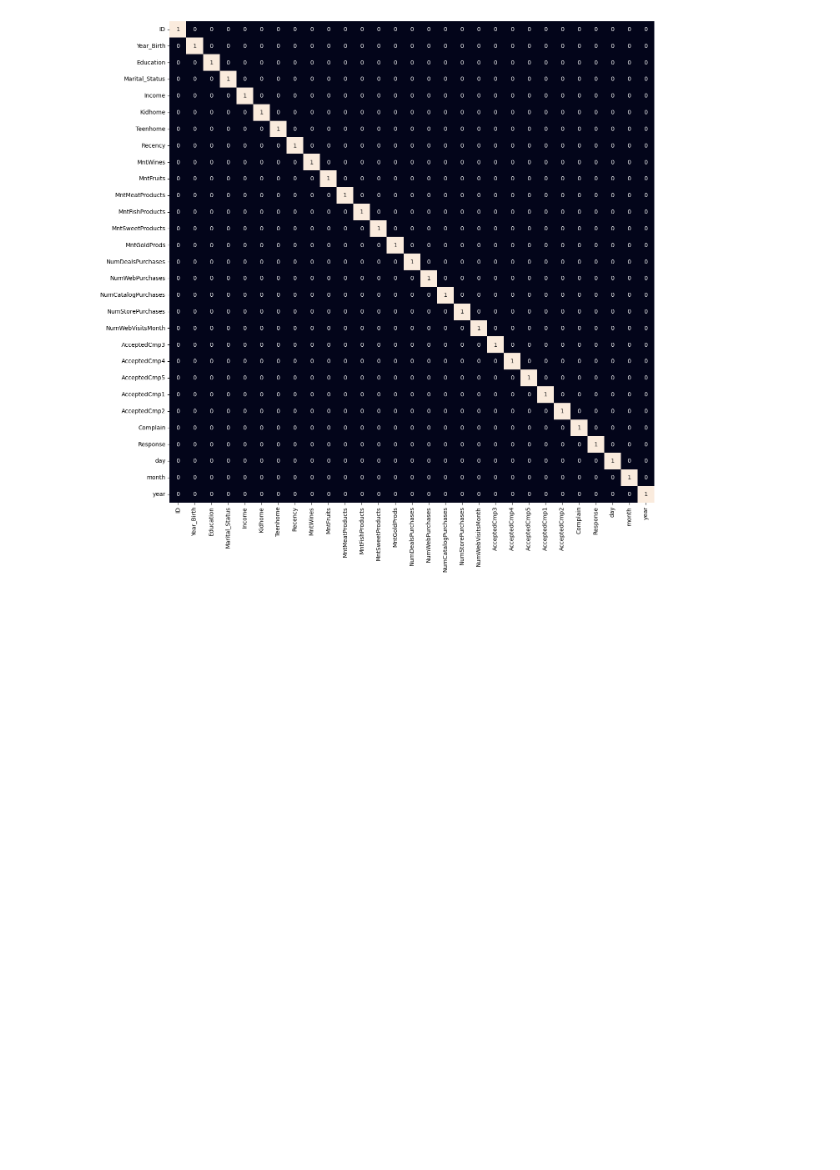
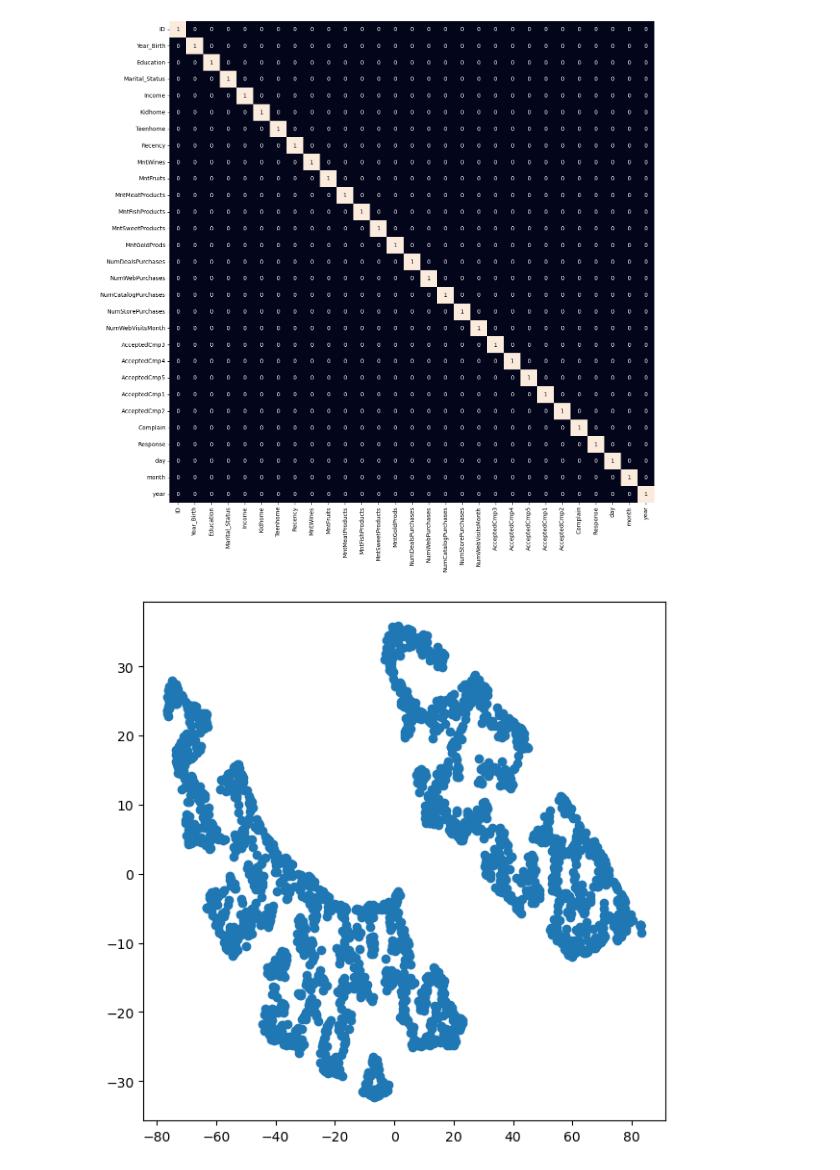
Before and after one commit to Sumanpradhan1706/practical-ml-projects, a Jupyter notebook: 07_Customer Segmentation using Unsupervised Machine Learning in Python/anaconda_projects/db/Customer Segmentation using Unsupervised Machine Learning in Python.ipynb, the cells around one changed output. Drawn from its saved outputs; the diff is of its cells as text; code cells hidden in the pictures; blank space fills up the shorter version.

```diff
--- a/07_Customer Segmentation using Unsupervised Machine Learning in Python/anaconda_projects/db/Customer Segmentation using Unsupervised Machine Learning in Python.ipynb
+++ b/07_Customer Segmentation using Unsupervised Machine Learning in Python/anaconda_projects/db/Customer Segmentation using Unsupervised Machine Learning in Python.ipynb
@@ -169,0 +173,9 @@ plt.show()
+# %%
+from sklearn.manifold import TSNE
+model = TSNE(n_components=2, random_state=0)
+tsne_data = model.fit_transform(df)
+plt.figure(figsize=(7, 7))
+plt.scatter(tsne_data[:, 0], tsne_data[:, 1])
+plt.show()
+# %% [output]
+[figure, added]
```
Also changed, not shown: parts of 5 cells of this notebook, 1 other file.
